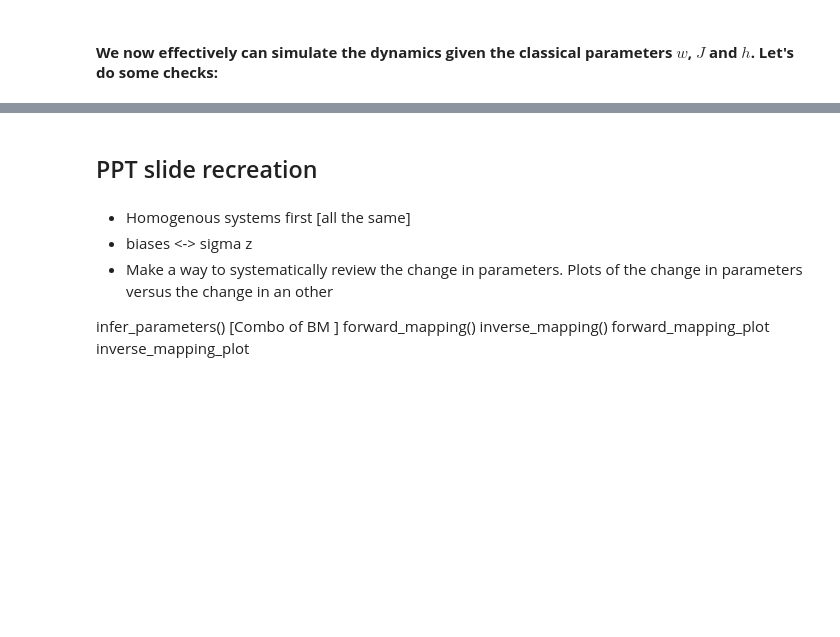
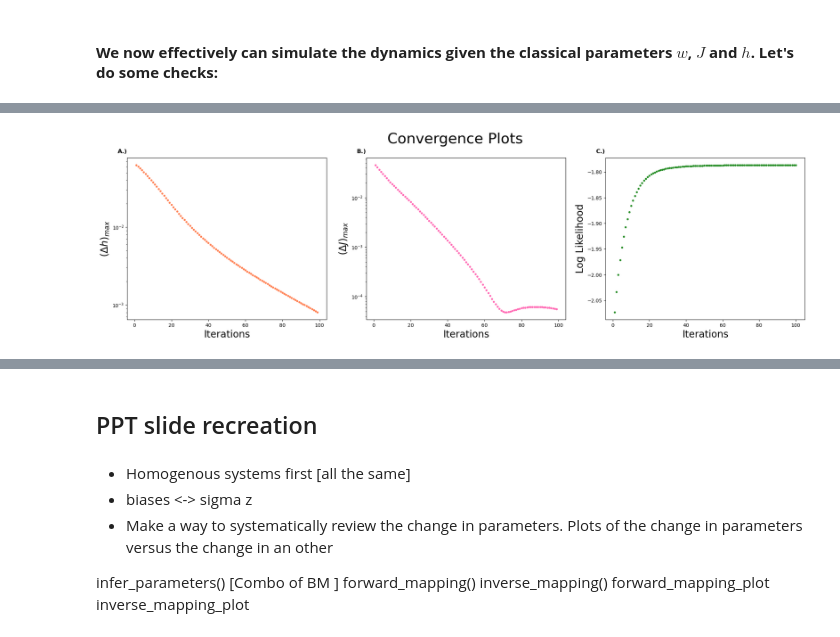
Before and after one commit to Victor-Alessandro/QBM-code, a Jupyter notebook: Quantum-Classical Mapping.ipynb, the cells around one changed output, grey strips where cells are left out. Saved outputs shown, nothing was run; the diff lists cells and outputs as text; code cells hidden in the pictures; blank space fills up the shorter version.

Commit message:
ALL CLASSICAL STUFF WORKING!

```diff
--- a/Quantum-Classical Mapping.ipynb
+++ b/Quantum-Classical Mapping.ipynb
@@ -370,0 +305,27 @@ def energy(s, J, h):
+# %%
+def test_infer_transition_matrix(w, h, J, N, steps):
+    """Test that the empirical transition matrix converges to the model transition matrix for long trajectories."""
+    # Compute the model transition matrix
+    model_W = compute_transition_matrix(w, h, J)
+
+    # Simulate a trajectory of the system
+    trajectory = simulate_dynamics(model_W, steps, N)
+
+    # Infer the empirical transition matrix from the trajectory
+    empirical_W = infer_transition_matrix(trajectory)
+
+    # Check that the empirical transition matrix is close to the model transition matrix
+    assert np.allclose(empirical_W, model_W, atol=1e-2), "Empirical transition matrix does not match model transition matrix"
+
+# Run the test
+N = 3
+w = np.random.rand(N, N)
+h = np.random.rand(N)
+J = np.random.rand(N, N)
+
+#make sure w are large enough for normalized probabilities
+w = find_min_w(w, h, J, step_size = 1e-3, no_flip_prob = 0)
+
+test_infer_transition_matrix(w, h, J, N, steps=2**20)
+
+print("Test passed!")
@@ -370,0 +504,14 @@ def energy(s, J, h):
+# %%
+# Generate some random data
+N = 3
+configs = all_possible_configs(N)
+p = np.random.rand(2**N)
+p /= np.sum(p)  # normalize to make it a valid probability distribution
+
+# Run the Boltzmann machine
+J, h, J_values, h_values, log_likelihood_values = classical_boltzmann_machine(p, N, configs, maxiter=100, learning_rate=0.1)
+
+# Plot the convergence
+plot_convergence(J_values, h_values, log_likelihood_values)
+# %% [output]
+[figure, added]
```
Also changed, not shown: parts of 24 cells of this notebook, 1 other file.
